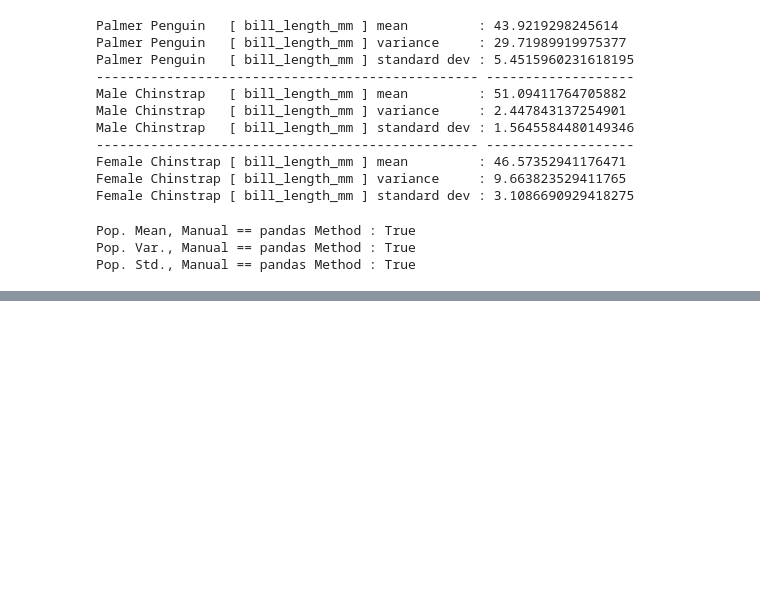
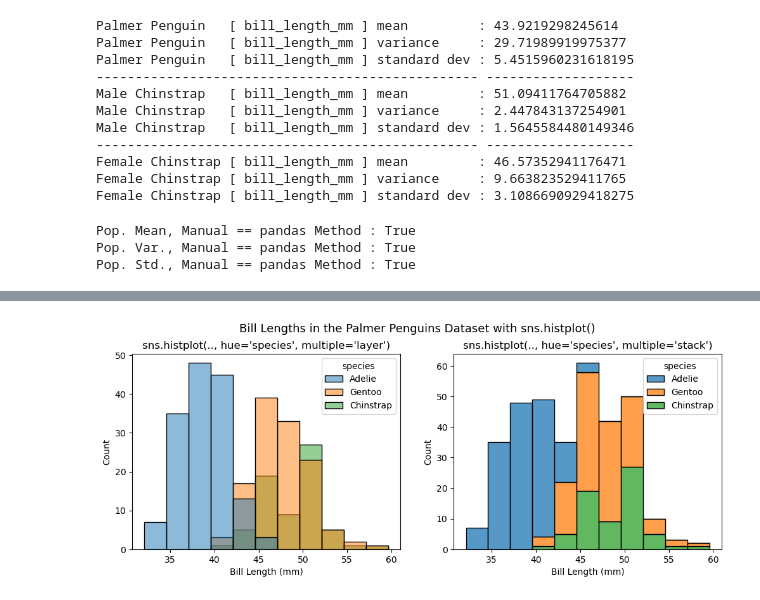
Before and after one commit to mragsac/bnfo262-2026-teaching, a Jupyter notebook: module-2-statistics/Day1_Introduction-to-Palmer-Penguins_COMPLETE.ipynb, the cells around one changed output, grey strips where cells are left out. Saved outputs shown, nothing was run; the diff lists cells and outputs as text; code cells hidden in the pictures; blank space fills up the shorter version.

```diff
--- a/module-2-statistics/Day1_Introduction-to-Palmer-Penguins_COMPLETE.ipynb
+++ b/module-2-statistics/Day1_Introduction-to-Palmer-Penguins_COMPLETE.ipynb
@@ -572,0 +563,27 @@ plt.show()
+# %%
+# TODO
+
+# --------------------------------------------------
+# Answer
+# --------------------------------------------------
+fig,ax = plt.subplots(1,2,figsize=(12,4))
+axs = ax.flatten()
+
+# Use the hue to visualize the data by species
+plot1 = sns.histplot(data=df, x="bill_length_mm", ax=axs[0], hue="species")
+axs[0].set_title("sns.histplot(.., hue='species', multiple='layer')")
+axs[0].set_xlabel("Bill Length (mm)")
+axs[0].set_ylabel("Count")
+
+# Use the hue to visualize the data by species, then change how things are visualized
+plot2 = sns.histplot(data=df, x="bill_length_mm", ax=axs[1], hue="species", multiple="stack")
+axs[1].set_title("sns.histplot(.., hue='species', multiple='stack')")
+axs[1].set_xlabel("Bill Length (mm)")
+axs[1].set_ylabel("Count")
+
+plt.suptitle("Bill Lengths in the Palmer Penguins Dataset with sns.histplot()", size=13, y=1)
+plt.subplots_adjust(hspace=0.3)
+
+plt.show()
+# %% [output]
+[figure, added]
```
Also changed, not shown: parts of 30 cells of this notebook, 1 other file.
